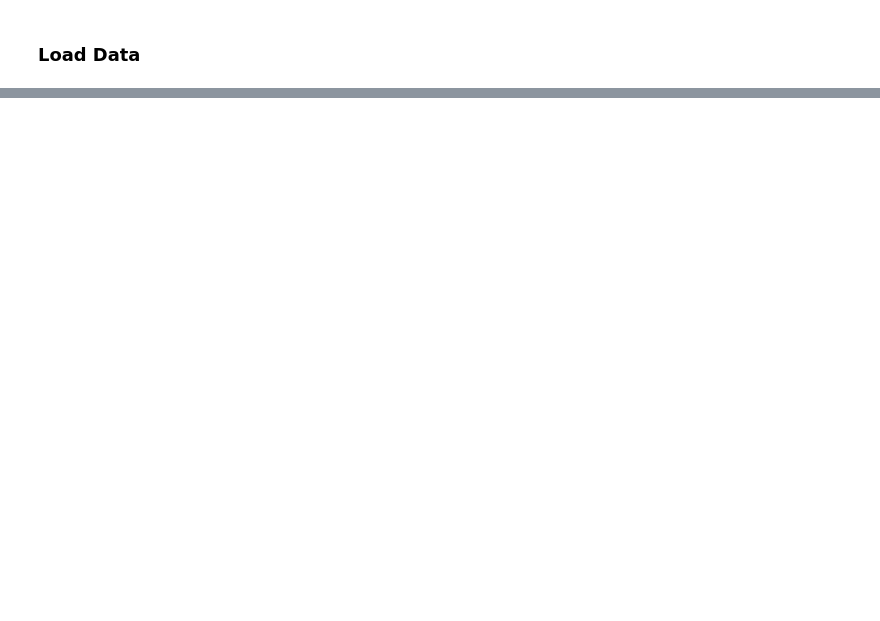
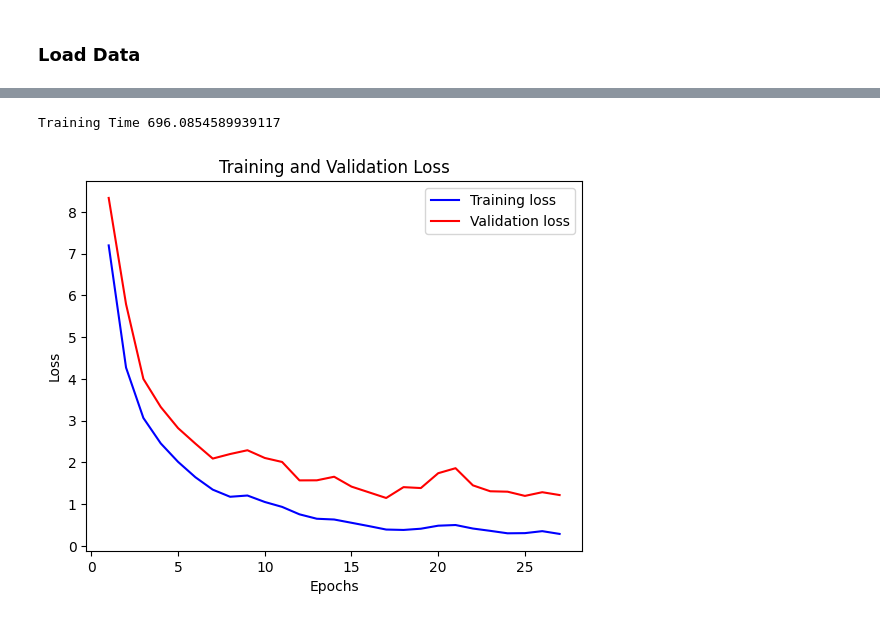
Before and after one commit to the-engrossed/Butterflies_Classified, a Jupyter notebook: classification_model.ipynb, the cells around one changed output, grey strips where cells are left out. Cells and saved outputs as stored; diff of their text form; code cells hidden in the pictures; blank space fills up the shorter version.

```diff
--- a/classification_model.ipynb
+++ b/classification_model.ipynb
@@ -356,0 +83,3 @@ AttributeError: 'History' object has no attribute 'predict'
+# %%
+X_train, X_test, y_train, y_test = train_test_split(features, labels, test_size=0.3, shuffle=True, random_state=42)
+X_valid, X_test, y_valid, y_test = train_test_split(X_test, y_test, test_size=0.5, shuffle=True, random_state=42)
@@ -356,0 +133,22 @@ AttributeError: 'History' object has no attribute 'predict'
+# %%
+model.compile(optimizer=Adam(learning_rate), loss='sparse_categorical_crossentropy', metrics=['accuracy'])
+
+# callbacks
+early_stopping = EarlyStopping(monitor='val_loss', patience=10)
+model_checkpoint = ModelCheckpoint(checkpoint_path, monitor='val_loss', save_best_only=True)
+
+# Hitung waktu training
+start_time = time.time()
+
+# Latih model dengan menggunakan model checkpoint
+history = model.fit(
+    X_train,
+    y_train,
+    epochs=epochs,
+    validation_data = (X_valid,y_valid),
+    callbacks=[model_checkpoint, early_stopping],
+    batch_size = batch_size,
+)
+
+# Hitung waktu training
+end_time = time.time()
@@ -356,0 +180,18 @@ AttributeError: 'History' object has no attribute 'predict'
+# %%
+print("Training Time", end_time - start_time)
+# %% [output]
+Training Time 696.0854589939117
+# %%
+loss = history.history['loss']
+val_loss = history.history['val_loss']
+epochs = range(1, len(loss)+1)
+plt.plot(epochs, loss, 'b', label='Training loss')
+plt.plot(epochs, val_loss, 'r', label='Validation loss')
+plt.title('Training and Validation Loss')
+plt.xlabel('Epochs')
+plt.ylabel('Loss')
+plt.legend()
+plt.savefig(loss_image_path)
+plt.show()
+# %% [output]
+[figure, added]
```
Also changed, not shown: parts of 40 cells of this notebook.
